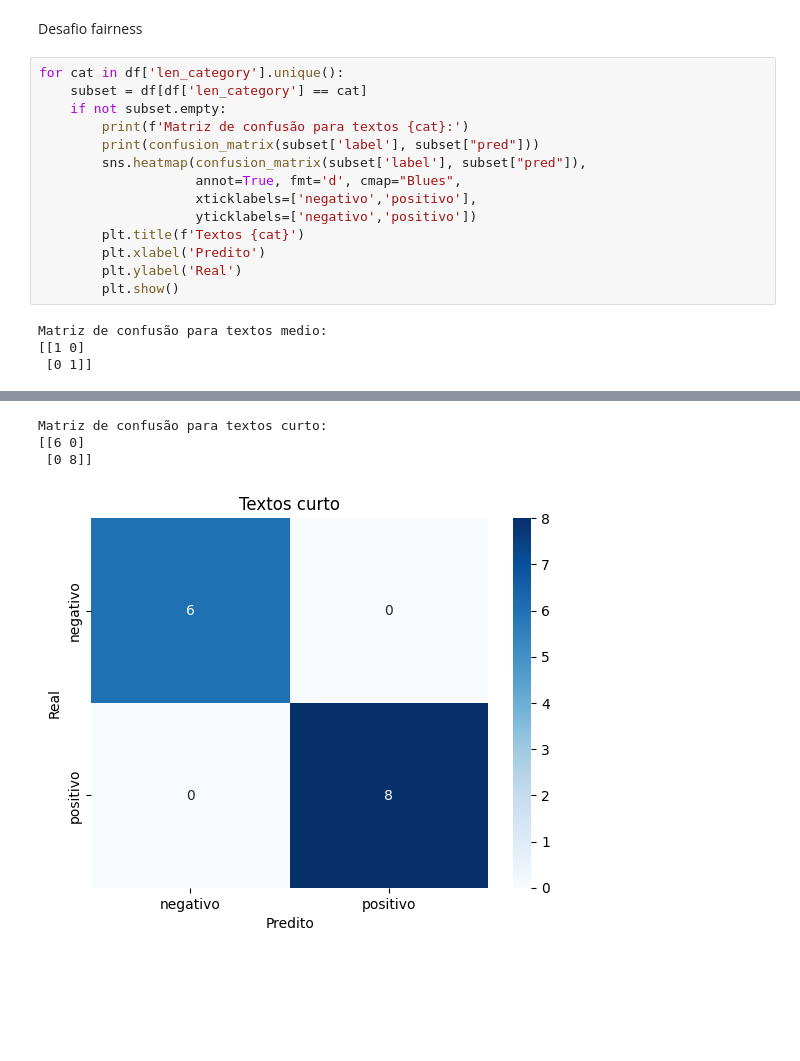
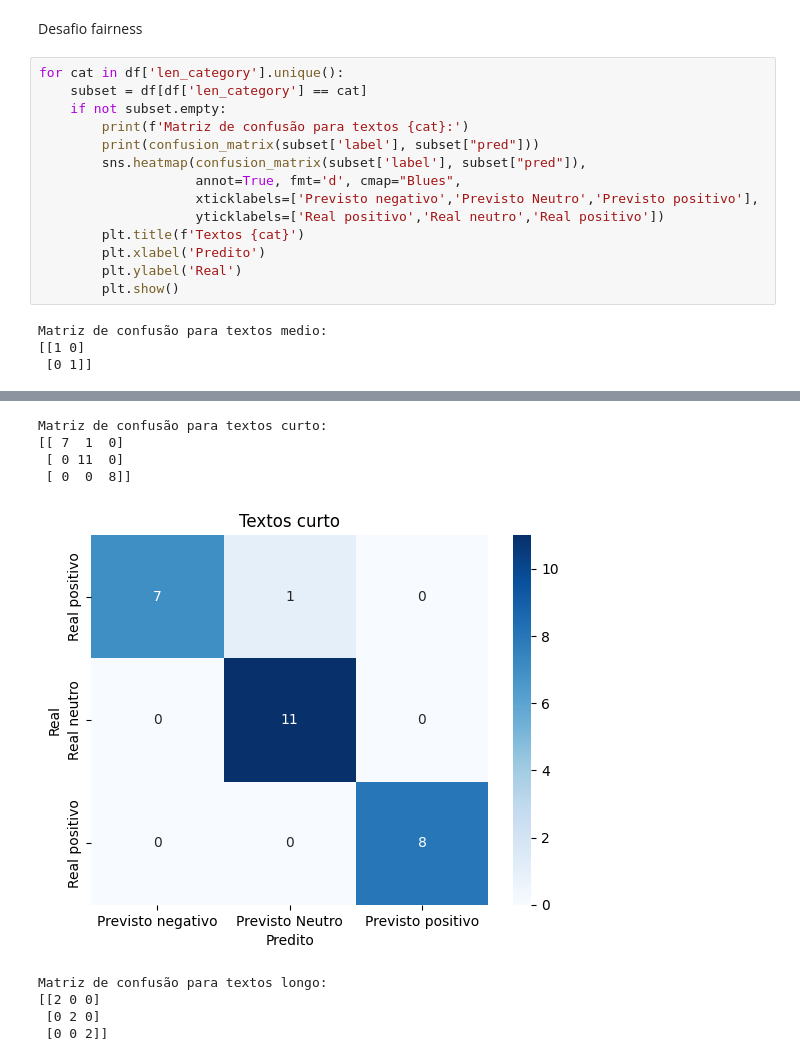
Before and after one commit to mosmendes/MLOPS_2806, a Jupyter notebook: notebooks/04_monitor_fairness.ipynb, the cells around one changed output, grey strips where cells are left out. Saved outputs shown, nothing was run; the diff lists cells and outputs as text; blank space fills up the shorter version.

```diff
--- a/notebooks/04_monitor_fairness.ipynb
+++ b/notebooks/04_monitor_fairness.ipynb
@@ -145,8 +146,8 @@ for cat in df['len_category'].unique():
         print(confusion_matrix(subset['label'], subset["pred"]))
         sns.heatmap(confusion_matrix(subset['label'], subset["pred"]),
                     annot=True, fmt='d', cmap="Blues",
-                    xticklabels=['negativo','positivo'],
-                    yticklabels=['negativo','positivo'])
+                    xticklabels=['Previsto negativo','Previsto Neutro','Previsto positivo'],
+                    yticklabels=['Real positivo','Real neutro','Real positivo'])
         plt.title(f'Textos {cat}')
         plt.xlabel('Predito')
         plt.ylabel('Real')
@@ -159,4 +160,9 @@ Matriz de confusão para textos medio:
 Matriz de confusão para textos curto:
-[[6 0]
- [0 8]]
+[[ 7  1  0]
+ [ 0 11  0]
+ [ 0  0  8]]
-[figure, old version]
+[figure, new version]
+Matriz de confusão para textos longo:
+[[2 0 0]
+ [0 2 0]
+ [0 0 2]]
```
Also changed, not shown: parts of 7 cells of this notebook, 3 other files.
